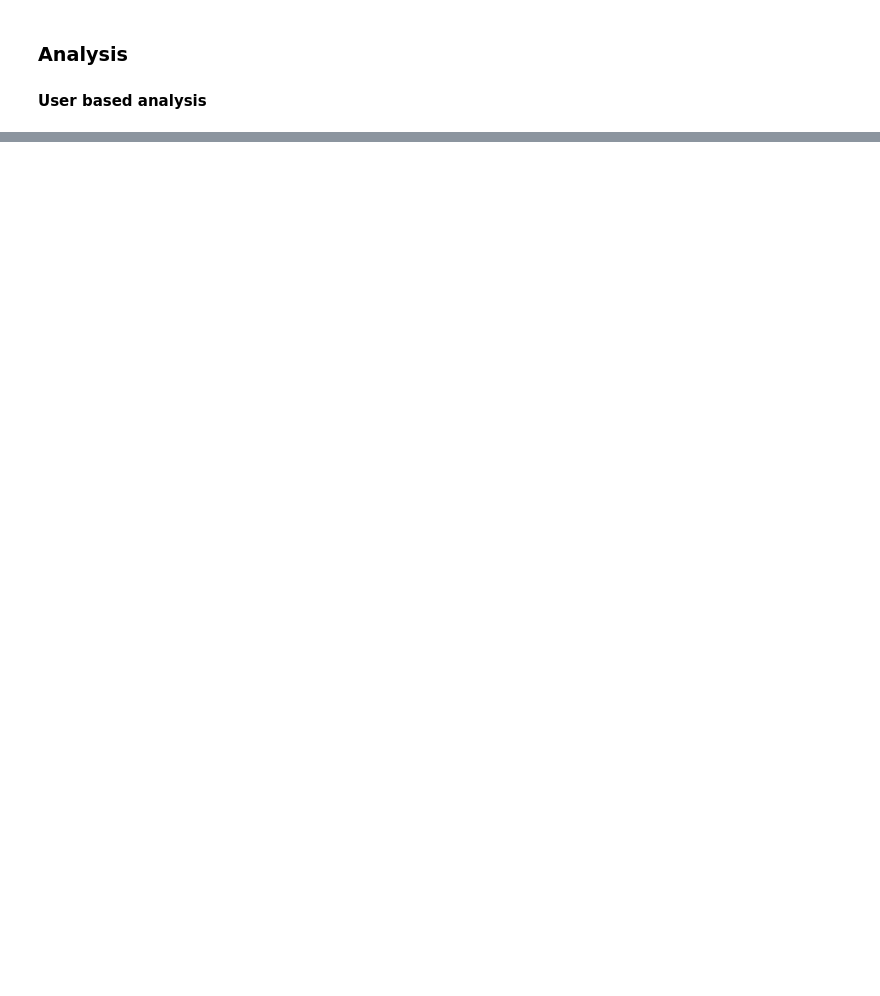
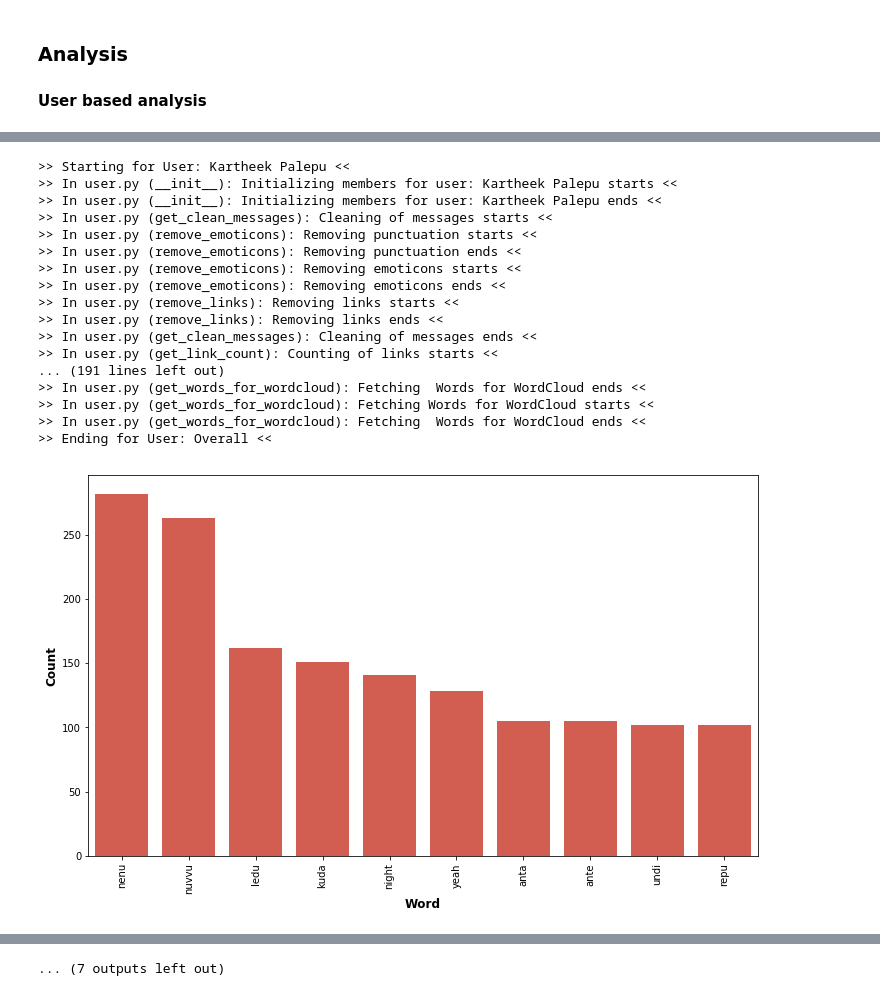
Before and after one commit to kartheekpnsn/chat-explore, a Jupyter notebook: notebooks/explore-chat.ipynb, the cells around one changed output, grey strips where cells are left out. Drawn from its saved outputs; the diff is of its cells as text; code cells hidden in the pictures; blank space fills up the shorter version.

```diff
--- a/notebooks/explore-chat.ipynb
+++ b/notebooks/explore-chat.ipynb
@@ -286,16 +67,0 @@ Plot(data = preprocess.pd_data, color_map=preprocess.color_map).plot_hour_n_msgs
-# %%
-user_subset_data = preprocess.pd_data.copy()
-user_data = User(
-    user_name="Overall",
-    color_map = preprocess.color_map,
-    messages=user_subset_data['Message'],
-    timestamp=user_subset_data['Timestamp'],
-    users = user_subset_data['User'],
-    logger=logger)
-user_data.get_clean_messages().get_link_count().get_emoji_count(
-).get_emoji_count()
-user_data.get_total_stats()
-user_data.get_emoji_statistics()
-user_data.get_avg_stats()
-user_data.get_top_stats(data = preprocess.pd_data)
-user_data.get_response_time(data = preprocess.pd_data)
@@ -356,0 +68,59 @@ PlotProgression(
+# %%
+user_data_list = []
+for user_idx, user in enumerate(preprocess.users + ['Overall']):
+    logger.write_logger(f"Starting for User: {user}")
+    if user == 'Overall':
+        user_subset_data = preprocess.pd_data.copy()
+    else:
+        user_subset_data = preprocess.pd_data[preprocess.pd_data['User'] == user]
+
+    # Fetch user statistics --------------------------------------------------------------------------------------------
+    user_data = User(
+        user_name = user,
+        color_map = preprocess.color_map,
+        messages = user_subset_data['Message'],
+        timestamp = user_subset_data['Timestamp'],
+        users = user_subset_data['User'],
+        logger = logger)
+    user_data.get_clean_messages(). \
+        get_link_count(). \
+        get_media_count(). \
+        get_emoji_count(). \
+        get_total_stats(). \
+        get_emoji_statistics(). \
+        get_avg_stats(). \
+        get_top_stats(data = preprocess.pd_data). \
+        get_response_time(data = preprocess.pd_data)
+
+    # Plot user statistics ---------------------------------------------------------------------------------------------
+    plot_user_obj = PlotUser(user_object = user_data, user_idx = user_idx + 1)
+    plot_user_obj.plot_top_k_ngrams(n_grams = 1, k = 10)
+    plot_user_obj.plot_top_k_ngrams(n_grams = 2, k = 10)
+    plot_user_obj.plot_top_k_ngrams(n_grams = 3, k = 10)
+    user_data.pd_emoji_rank = plot_user_obj.plot_top_k_emojis(k = 5, normalize = True)
+    plot_user_obj.plot_word_cloud()
+    plot_user_obj.plot_word_cloud(n_grams = 2)
+    plot_user_obj.plot_word_cloud(n_grams = 3)
+
+    user_data_list.append(user_data)
+
+    logger.write_logger(f"Ending for User: {user}")
+# %% [output]
+>> Starting for User: Kartheek Palepu <<
+>> In user.py (__init__): Initializing members for user: Kartheek Palepu starts <<
+>> In user.py (__init__): Initializing members for user: Kartheek Palepu ends <<
+>> In user.py (get_clean_messages): Cleaning of messages starts <<
+>> In user.py (remove_emoticons): Removing punctuation starts <<
+>> In user.py (remove_emoticons): Removing punctuation ends <<
+>> In user.py (remove_emoticons): Removing emoticons starts <<
+>> In user.py (remove_emoticons): Removing emoticons ends <<
+>> In user.py (remove_links): Removing links starts <<
+>> In user.py (remove_links): Removing links ends <<
+>> In user.py (get_clean_messages): Cleaning of messages ends <<
+>> In user.py (get_link_count): Counting of links starts <<
+... (191 lines left out)
+>> In user.py (get_words_for_wordcloud): Fetching  Words for WordCloud ends <<
+>> In user.py (get_words_for_wordcloud): Fetching Words for WordCloud starts <<
+>> In user.py (get_words_for_wordcloud): Fetching  Words for WordCloud ends <<
+>> Ending for User: Overall <<
+[figure, added]
@@ -356,0 +137 @@ PlotProgression(
+... (7 outputs left out)
```
Also changed, not shown: parts of 61 cells of this notebook, 12 other files.
